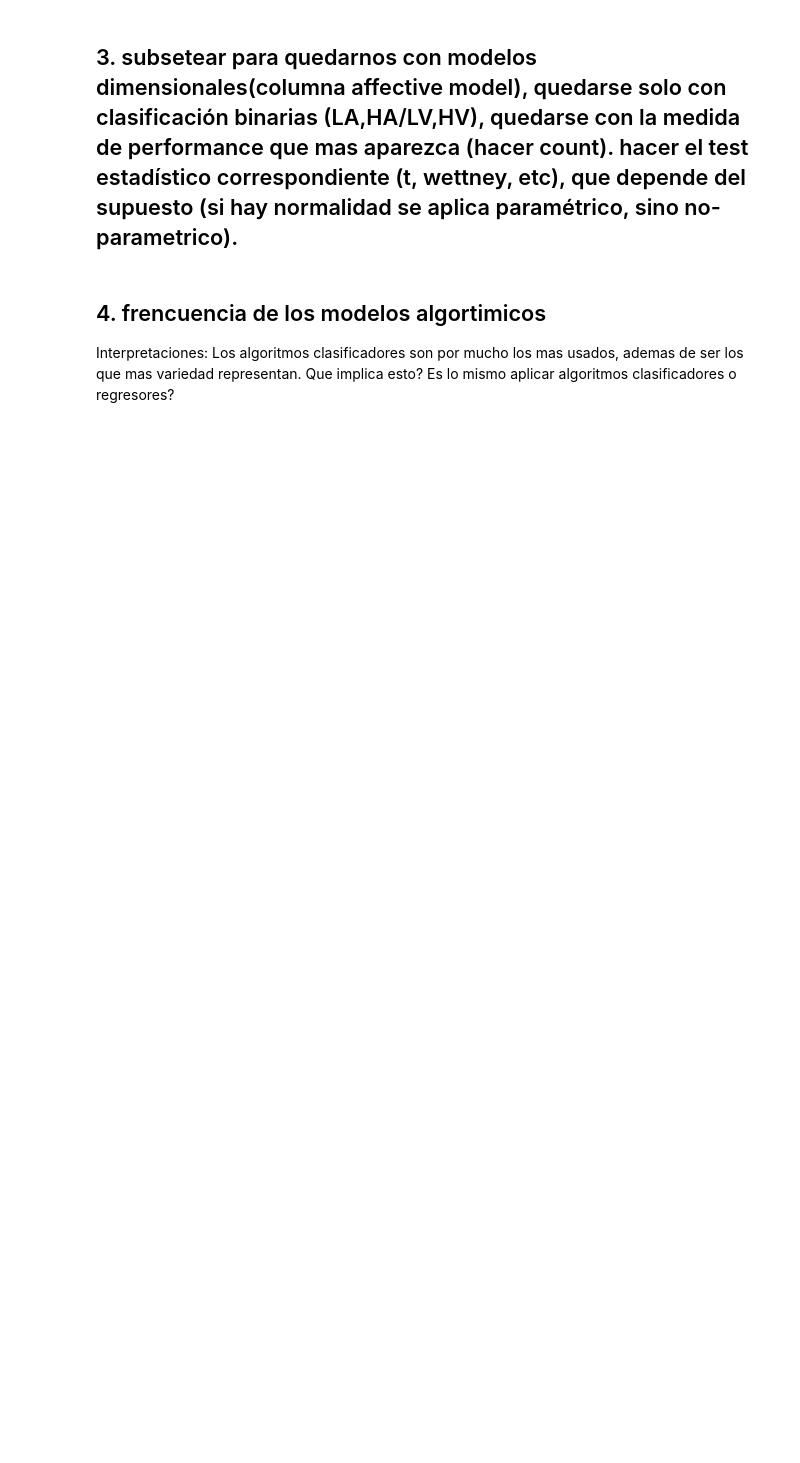
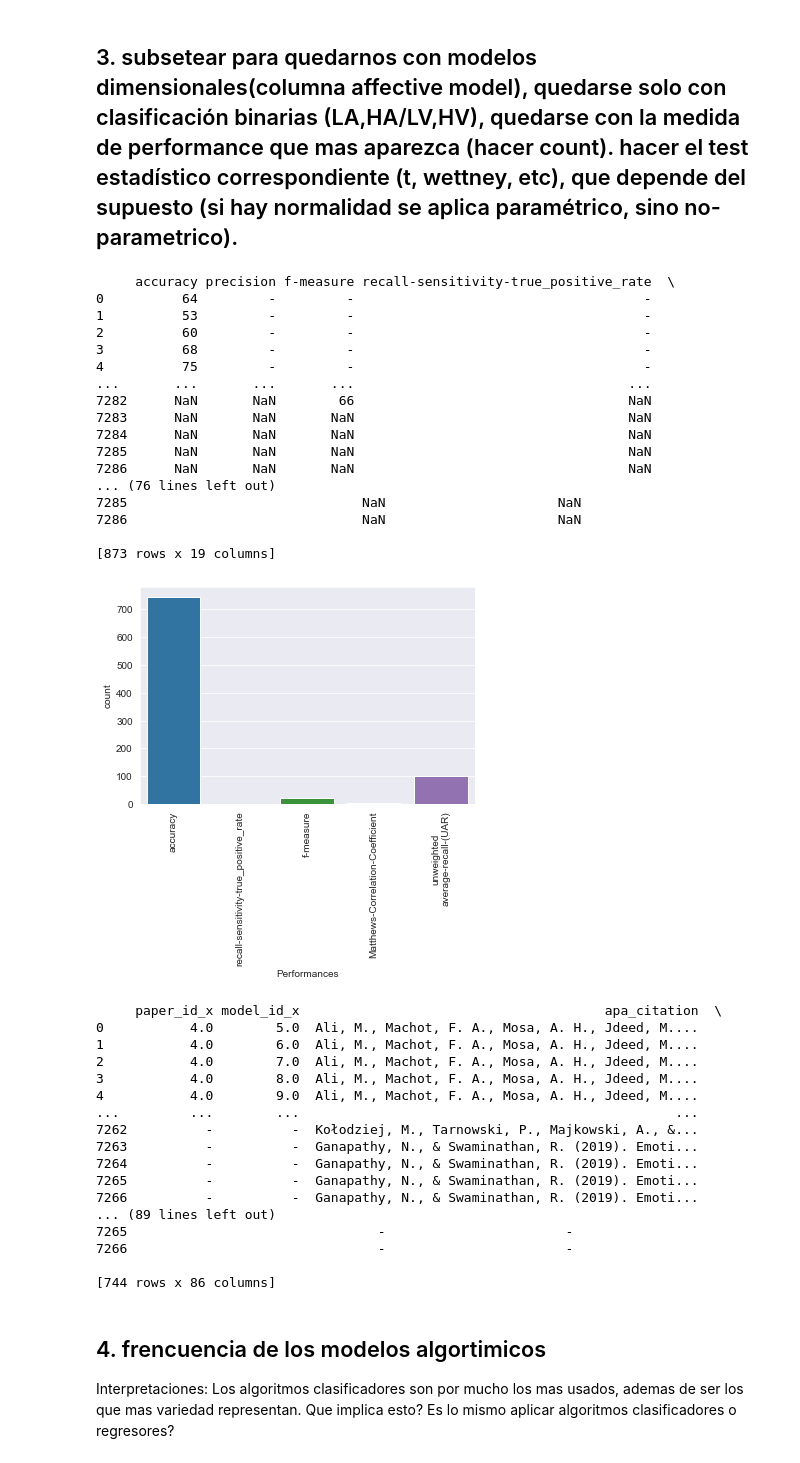
Before and after one commit to tomdamelio/Review_EDA_Emotion_Recognition, a Jupyter notebook: EMMA/notebooks/analisis_exploratorio.ipynb, the cells around one changed output. Drawn from its saved outputs; the diff is of its cells as text; code cells hidden in the pictures; blank space fills up the shorter version.

```diff
--- a/EMMA/notebooks/analisis_exploratorio.ipynb
+++ b/EMMA/notebooks/analisis_exploratorio.ipynb
@@ -85,5 +91,74 @@ print(df_performance_medidas)
 # %% [markdown]
 ## 3. subsetear para quedarnos con modelos dimensionales(columna affective model), quedarse solo con clasificación binarias (LA,HA/LV,HV), quedarse con la medida de performance que mas aparezca (hacer count). hacer el test estadístico correspondiente (t, wettney, etc), que depende del supuesto (si hay normalidad se aplica paramétrico, sino no-parametrico).
+# %%
+#unir data frames, y subseteo por: modelos dimensionales, tipo clasiffier, dimensiones arousal/valence
+df_2 = df_statistical_learning_models.merge(df_performances, on='apa_citation', how='inner')
+df_2 = df_2[df_2['affective_model'] == 'dimensional']
+df_2 = df_2[df_2['is_classifier'].isin(['x', 'X'])]
+df_2 = df_2[df_2['class_model_output_categories'].isin(['HAHV, HALV, LAHV, LALV', 'HA, LA', 'HV, LV'])]
+
+#que medida de performance mas aparece? - es accuracy
+#dataframe con performances
+df2_performance_medidas = df_2.iloc[:,67:]
+
+df2_performance_medidas = df2_performance_medidas.fillna('No')
+df2_performance_medidas = df2_performance_medidas.replace('-', 'No')
+df2_performance_medidas=df2_performance_medidas.mask(df2_performance_medidas != 'No','Yes')
+
+def get_value(row):
+    for c in df2_performance_medidas.columns:
+        if row[c] == 'Yes':
+            return c
+
+df2_performance_medidas = df2_performance_medidas.apply(get_value, axis=1)
+df2_performance_medidas = pd.DataFrame(df2_performance_medidas)
+df2_performance_medidas.columns = ['Performances']
+
+sns.countplot(x='Performances', data=df2_performance_medidas)
+plt.xticks(rotation=90)
+plt.show()
+
+#subseteo por la medida de performance que mas aparece
+df_2 = df_2.fillna('-')
+df_2 = df_2[df_2['accuracy'] != '-']
+
+#744 rows = modelos que cumplen todos los requerimientos
+# %% [output]
+     accuracy precision f-measure recall-sensitivity-true_positive_rate  \
+0          64         -         -                                     -
+1          53         -         -                                     -
+2          60         -         -                                     -
+3          68         -         -                                     -
+4          75         -         -                                     -
+...       ...       ...       ...                                   ...
+7282      NaN       NaN        66                                   NaN
+7283      NaN       NaN       NaN                                   NaN
+7284      NaN       NaN       NaN                                   NaN
+7285      NaN       NaN       NaN                                   NaN
+7286      NaN       NaN       NaN                                   NaN
+... (76 lines left out)
+7285                              NaN                      NaN
+7286                              NaN                      NaN
+
+[873 rows x 19 columns]
+[figure, added]
+     paper_id_x model_id_x                                       apa_citation  \
+0           4.0        5.0  Ali, M., Machot, F. A., Mosa, A. H., Jdeed, M....
+1           4.0        6.0  Ali, M., Machot, F. A., Mosa, A. H., Jdeed, M....
+2           4.0        7.0  Ali, M., Machot, F. A., Mosa, A. H., Jdeed, M....
+3           4.0        8.0  Ali, M., Machot, F. A., Mosa, A. H., Jdeed, M....
+4           4.0        9.0  Ali, M., Machot, F. A., Mosa, A. H., Jdeed, M....
+...         ...        ...                                                ...
+7262          -          -  Kołodziej, M., Tarnowski, P., Majkowski, A., &...
+7263          -          -  Ganapathy, N., & Swaminathan, R. (2019). Emoti...
+7264          -          -  Ganapathy, N., & Swaminathan, R. (2019). Emoti...
+7265          -          -  Ganapathy, N., & Swaminathan, R. (2019). Emoti...
+7266          -          -  Ganapathy, N., & Swaminathan, R. (2019). Emoti...
+... (89 lines left out)
+7265                                -                       -
+7266                                -                       -
+
+[744 rows x 86 columns]
 # %% [markdown]
 ## 4. frencuencia de los modelos algortimicos
 
```
Also changed, not shown: parts of 2 cells of this notebook.
